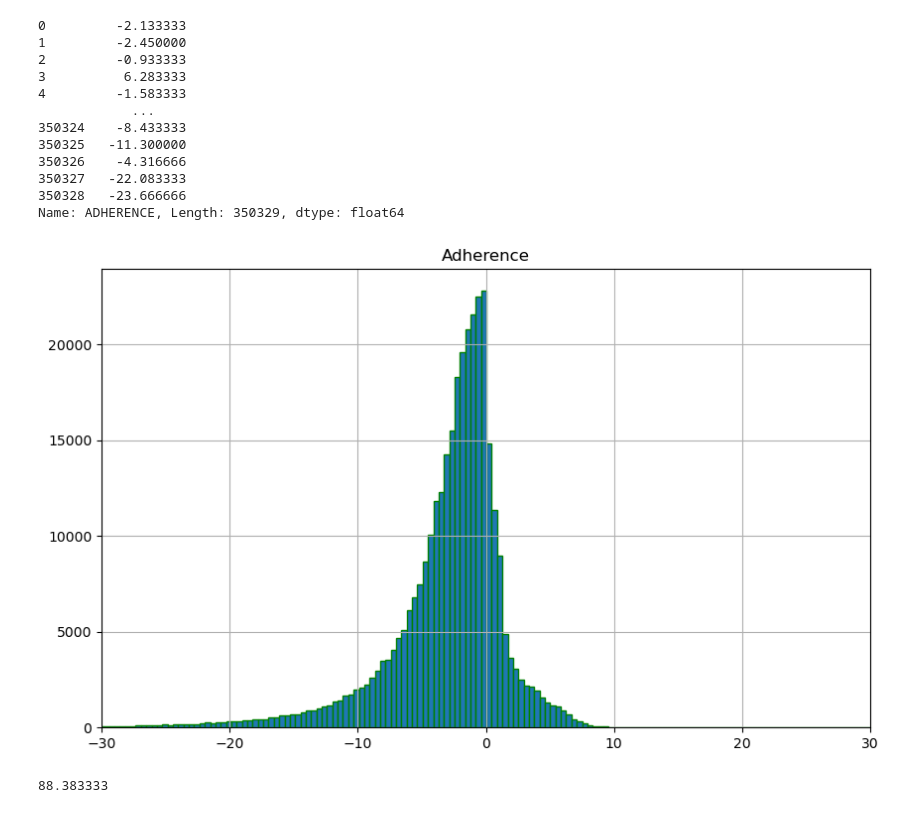
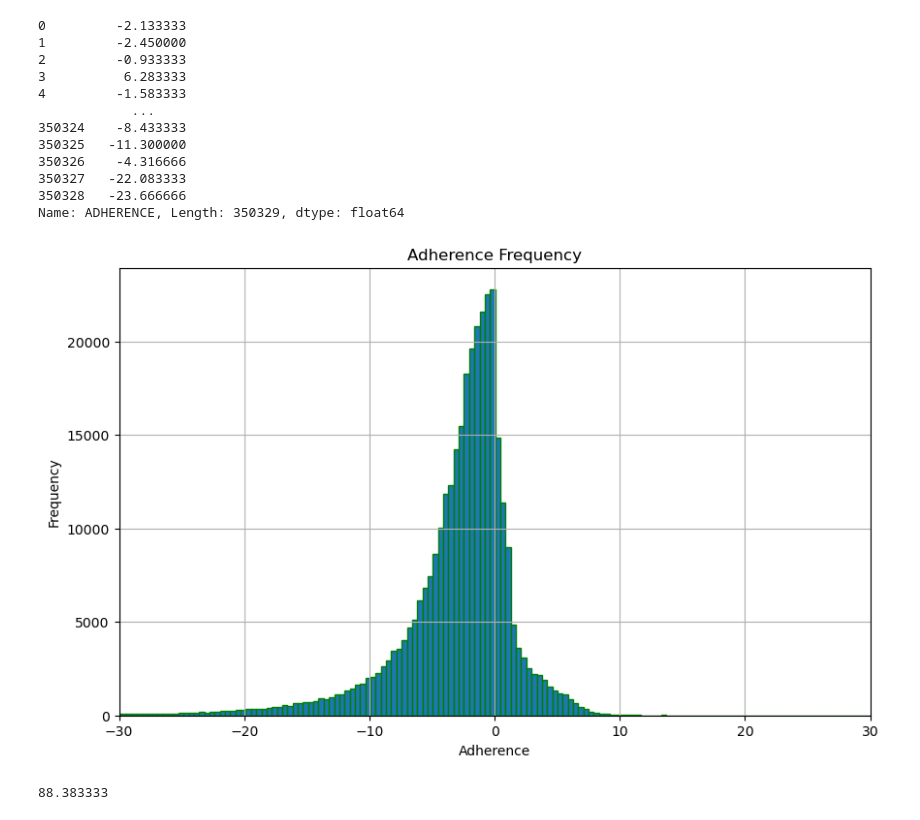
Before and after one commit to NSS-Data-Analytics-Cohort-12/wego-python-da12-pumpkin-py-latte, a Jupyter notebook: notebooks/we_go_project_patrick.ipynb, the cells around one changed output. Cells and saved outputs as stored; diff of their text form; code cells hidden in the pictures.

```diff
--- a/notebooks/we_go_project_patrick.ipynb
+++ b/notebooks/we_go_project_patrick.ipynb
@@ -182,16 +194,16 @@ Name: ADHERENCE, Length: 350329, dtype: float64
 # %%
 plt.figure(figsize=(10, 6))  # Set the figure size
 plt.hist(wego_adher_simp, bins=2500, edgecolor='green') # Create the histogram
 plt.xlim(-30, 30)
 
-plt.title('Adherence')  # Add a title
-# plt.xlabel('Value')  # Label the x-axis
-# plt.ylabel('Frequency')  # Label the y-axis
+plt.title('Adherence Frequency')  # Add a title
+plt.xlabel('Adherence')  # Label the x-axis
+plt.ylabel('Frequency')  # Label the y-axis
 plt.grid(True)  # Add grid lines for better readability
 
 plt.show()  # Display the plot
 # %% [output]
-[figure, old version]
+[figure, new version]
 # %%
 wego['ADHERENCE'].max()
 # %% [output]
```
Also changed, not shown: parts of 13 cells of this notebook.
